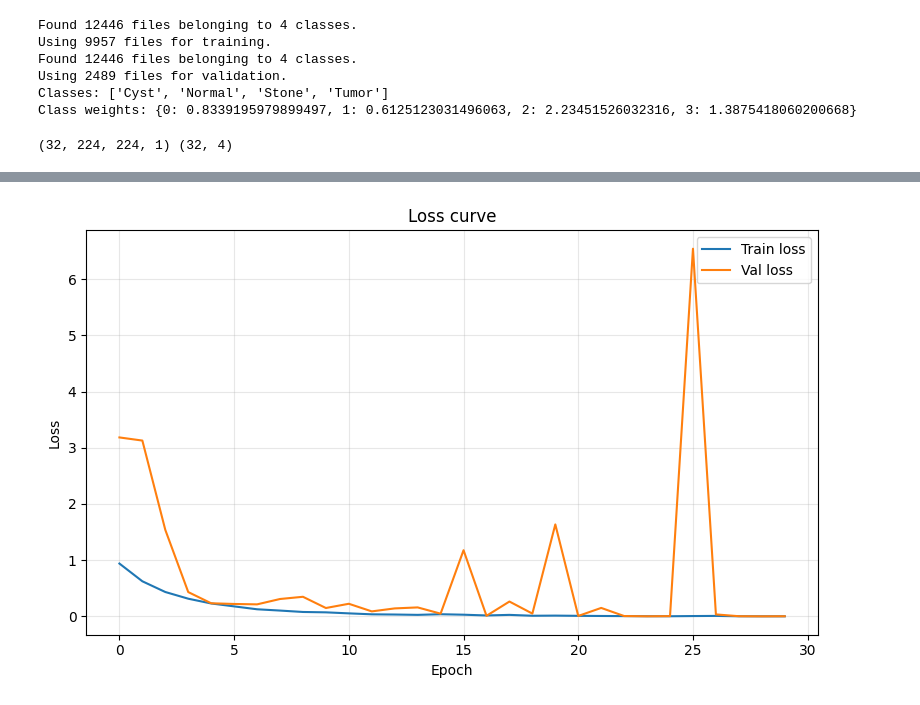
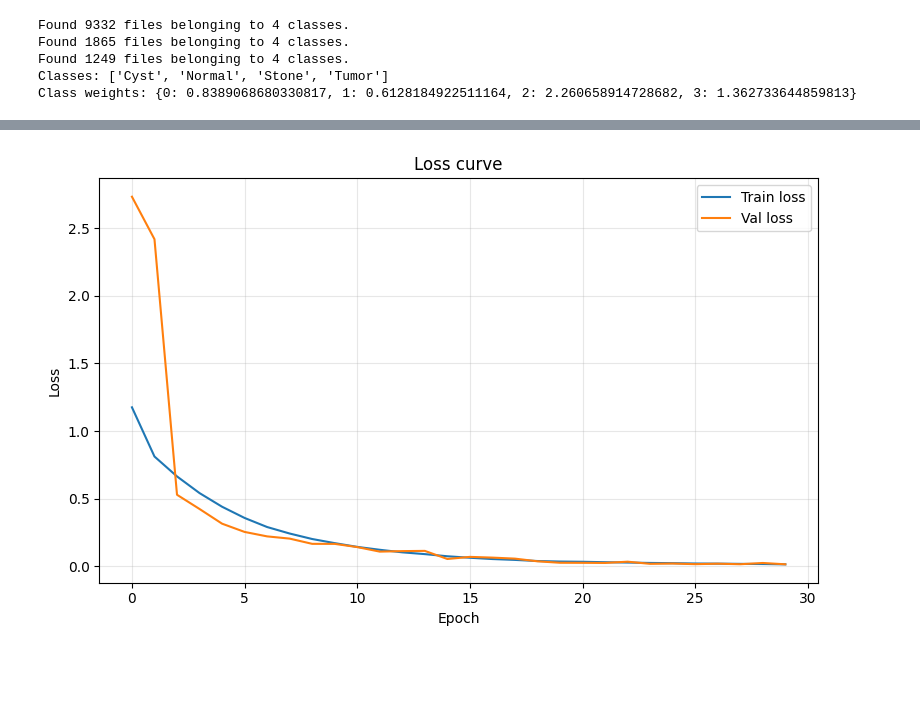
Before and after one commit to ShulimanHossain/CT-Based-Multiclass-Kidney-Disease-Classification-Using-Convolutional-Neural-Networks, a Jupyter notebook: custom_cnn.ipynb, the cells around one changed output, grey strips where cells are left out. Drawn from its saved outputs; the diff is of its cells as text; code cells hidden in the pictures; blank space fills up the shorter version.

```diff
--- a/custom_cnn.ipynb
+++ b/custom_cnn.ipynb
@@ -28,39 +67,44 @@ GPU devices: [PhysicalDevice(name='/physical_device:GPU:0', device_type='GPU')]
 # %%
-
 input_shape=(224,224,1)
 IMG_SIZE = 224
 BATCH_SIZE = 32
 NUM_CLASSES = 4
 EPOCHS = 30
-DATASET_PATH = "CT-KIDNEY-DATASET-Normal-Cyst-Tumor-Stone"
+DATASET_PATH = "split_dataset"
 SEED=42
 AUTOTUNE= tf.data.AUTOTUNE
 np.random.seed(SEED)
 tf.random.set_seed(SEED)
 
-train_data= image_dataset_from_directory(
-    DATASET_PATH,
-    validation_split=0.2,
-    subset="training",
+train_data = image_dataset_from_directory(
+    f"{DATASET_PATH}/train",
     seed=SEED,
     image_size=(IMG_SIZE, IMG_SIZE),
     batch_size=BATCH_SIZE,
     label_mode="categorical",
-    color_mode="grayscale"
+    color_mode="grayscale",
+    shuffle=True
 )
 
-val_data =  image_dataset_from_directory(
-    DATASET_PATH,
-    validation_split=0.2,
-    subset="validation",
+val_data = image_dataset_from_directory(
+    f"{DATASET_PATH}/val",
     seed=SEED,
     image_size=(IMG_SIZE, IMG_SIZE),
     batch_size=BATCH_SIZE,
     label_mode="categorical",
-    color_mode="grayscale"
+    color_mode="grayscale",
+    shuffle=False
 )
 
-
+test_data = image_dataset_from_directory(
+    f"{DATASET_PATH}/test",
+    seed=SEED,
+    image_size=(IMG_SIZE, IMG_SIZE),
+    batch_size=BATCH_SIZE,
+    label_mode="categorical",
+    color_mode="grayscale",
+    shuffle=False
+)
 
 class_names = train_data.class_names
 print("Classes:", class_names)
@@ -82,6 +126,12 @@ val_data = (val_data
             .cache()
             .prefetch(AUTOTUNE))
 
+test_data = (test_data
+             .map(lambda x, y: (normalization_layer(x), y),
+                  num_parallel_calls=AUTOTUNE)
+             .cache()
+             .prefetch(AUTOTUNE))
+
 all_labels = []
 for _, labels in train_data:
     all_labels.extend(np.argmax(labels.numpy(), axis=1))
@@ -95,17 +145,11 @@ class_weights = compute_class_weight(
 class_weight = dict(enumerate(class_weights))
 print("Class weights:", class_weight)
 # %% [output]
-Found 12446 files belonging to 4 classes.
-Using 9957 files for training.
-Found 12446 files belonging to 4 classes.
-Using 2489 files for validation.
+Found 9332 files belonging to 4 classes.
+Found 1865 files belonging to 4 classes.
+Found 1249 files belonging to 4 classes.
 Classes: ['Cyst', 'Normal', 'Stone', 'Tumor']
-Class weights: {0: 0.8339195979899497, 1: 0.6125123031496063, 2: 2.23451526032316, 3: 1.3875418060200668}
+Class weights: {0: 0.8389068680330817, 1: 0.6128184922511164, 2: 2.260658914728682, 3: 1.362733644859813}
-# %%
-for x, y in train_data.take(1):
-    print(x.shape, y.shape)
-# %% [output]
-(32, 224, 224, 1) (32, 4)
 # %%
 model=kf.Sequential([
     #block 1
@@ -135,17 +179,21 @@ model=kf.Sequential([
     Activation("relu"),
     MaxPooling2D(),
 
+    Conv2D(256,(3,3),padding="same"),
+    BatchNormalization(),
+    Activation("relu"),
+    Conv2D(256,(3,3),padding="same"),
+    BatchNormalization(),
+    Activation("relu"),
+    MaxPooling2D(),
 
-
-
-    #final
     GlobalAveragePooling2D(),
     Dense(256,activation="relu"),
     Dropout(0.3),
     Dense(NUM_CLASSES,activation="softmax")
 ])
 model.compile(
-    optimizer=kf.optimizers.Adam(learning_rate=1e-4),
+    optimizer=kf.optimizers.Adam(learning_rate=1e-5),
     loss="categorical_crossentropy",
     metrics=["accuracy"]
 )
@@ -154,6 +202,7 @@ callbacks = [
     EarlyStopping(monitor='val_loss', patience=5, restore_best_weights=True),
     ReduceLROnPlateau(monitor='val_loss', factor=0.5, patience=3, min_lr=1e-7)
 ]
+
 history = model.fit(
     train_data,
     validation_data=val_data,
@@ -193,4 +242,4 @@ Epoch 30/30
-[figure, old version]
+[figure, new version]
 # %%
 #   Accuracy curve
 plt.figure(figsize=(8, 5))
```
Also changed, not shown: parts of 6 cells of this notebook.
